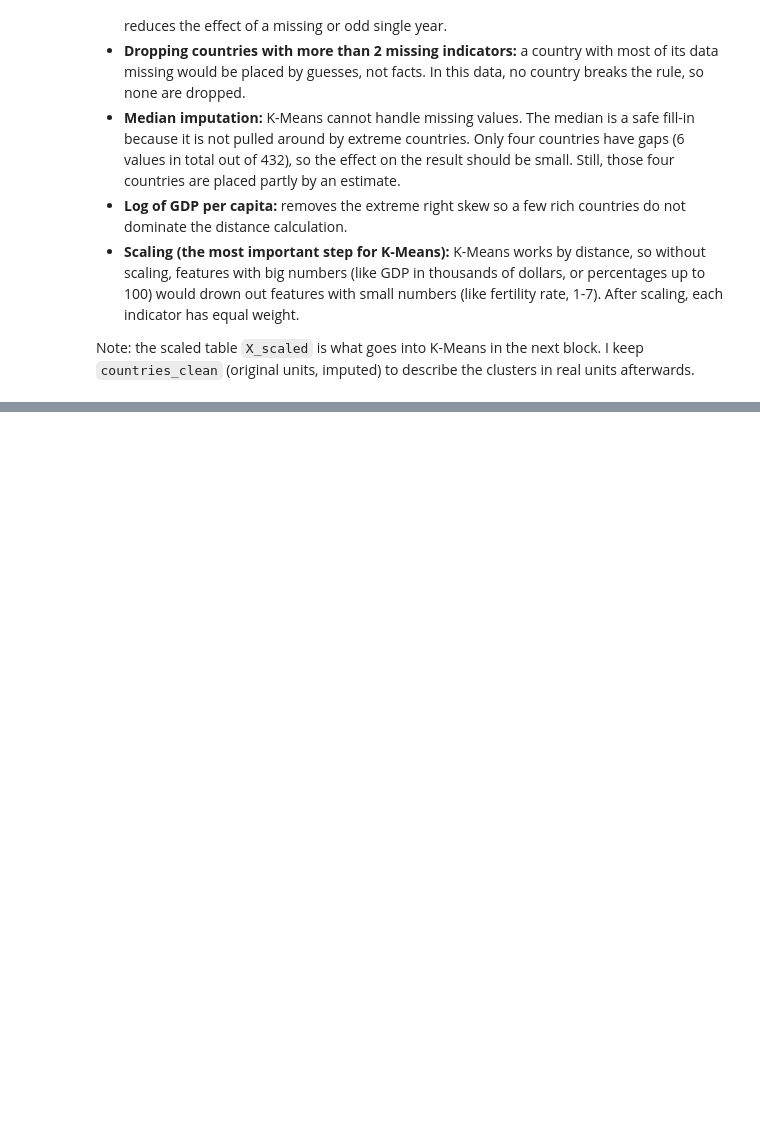
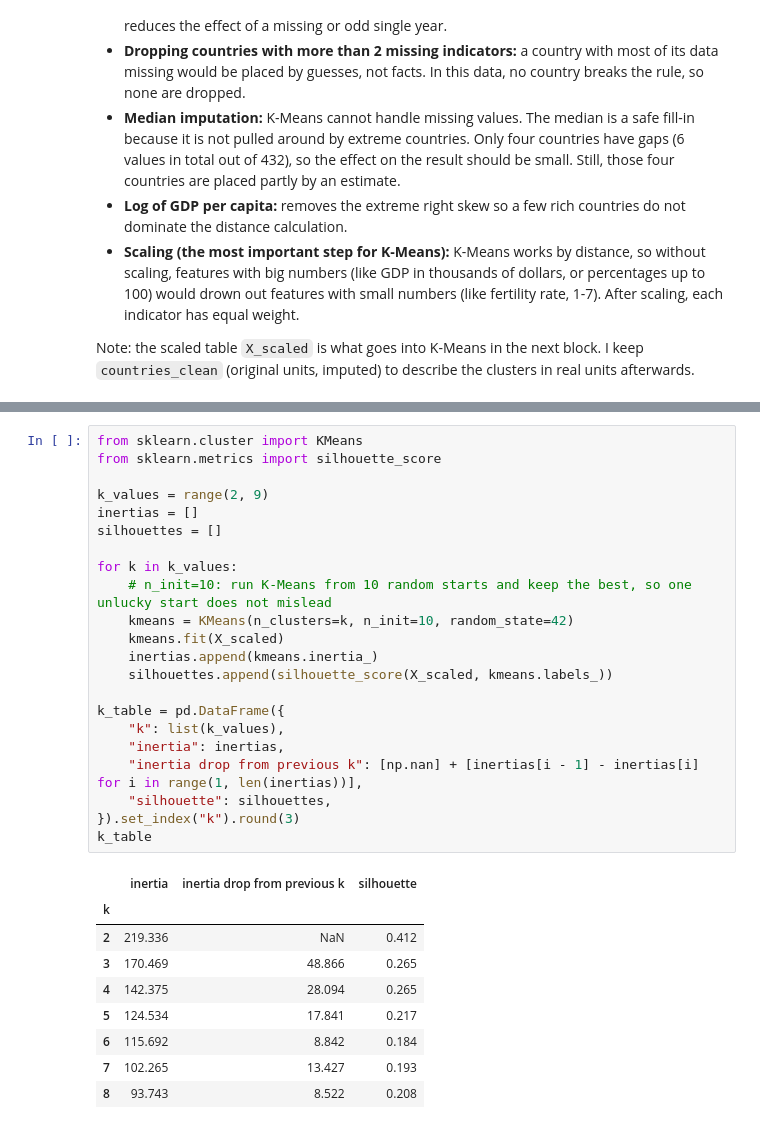
Before and after one commit to Mishiez/learning-patterns-ml, a Jupyter notebook: j1-supervised-unsupervised/notebooks/02_unsupervised_africa_indicators.ipynb, the cells around one changed output, grey strips where cells are left out. Drawn from its saved outputs; the diff is of its cells as text; blank space fills up the shorter version.

```diff
--- a/j1-supervised-unsupervised/notebooks/02_unsupervised_africa_indicators.ipynb
+++ b/j1-supervised-unsupervised/notebooks/02_unsupervised_africa_indicators.ipynb
@@ -227,0 +236,32 @@ Note: the scaled table `X_scaled` is what goes into K-Means in the next block. I
+# %%
+from sklearn.cluster import KMeans
+from sklearn.metrics import silhouette_score
+
+k_values = range(2, 9)
+inertias = []
+silhouettes = []
+
+for k in k_values:
+    # n_init=10: run K-Means from 10 random starts and keep the best, so one unlucky start does not mislead
+    kmeans = KMeans(n_clusters=k, n_init=10, random_state=42)
+    kmeans.fit(X_scaled)
+    inertias.append(kmeans.inertia_)
+    silhouettes.append(silhouette_score(X_scaled, kmeans.labels_))
+
+k_table = pd.DataFrame({
+    "k": list(k_values),
+    "inertia": inertias,
+    "inertia drop from previous k": [np.nan] + [inertias[i - 1] - inertias[i] for i in range(1, len(inertias))],
+    "silhouette": silhouettes,
+}).set_index("k").round(3)
+k_table
+# %% [output]
+|  | inertia | inertia drop from previous k | silhouette |
+| k |  |  |  |
+| 2 | 219.336 | NaN | 0.412 |
+| 3 | 170.469 | 48.866 | 0.265 |
+| 4 | 142.375 | 28.094 | 0.265 |
+| 5 | 124.534 | 17.841 | 0.217 |
+| 6 | 115.692 | 8.842 | 0.184 |
+| 7 | 102.265 | 13.427 | 0.193 |
+| 8 | 93.743 | 8.522 | 0.208 |
```
Also changed, not shown: parts of 11 cells of this notebook, 3 other files.
